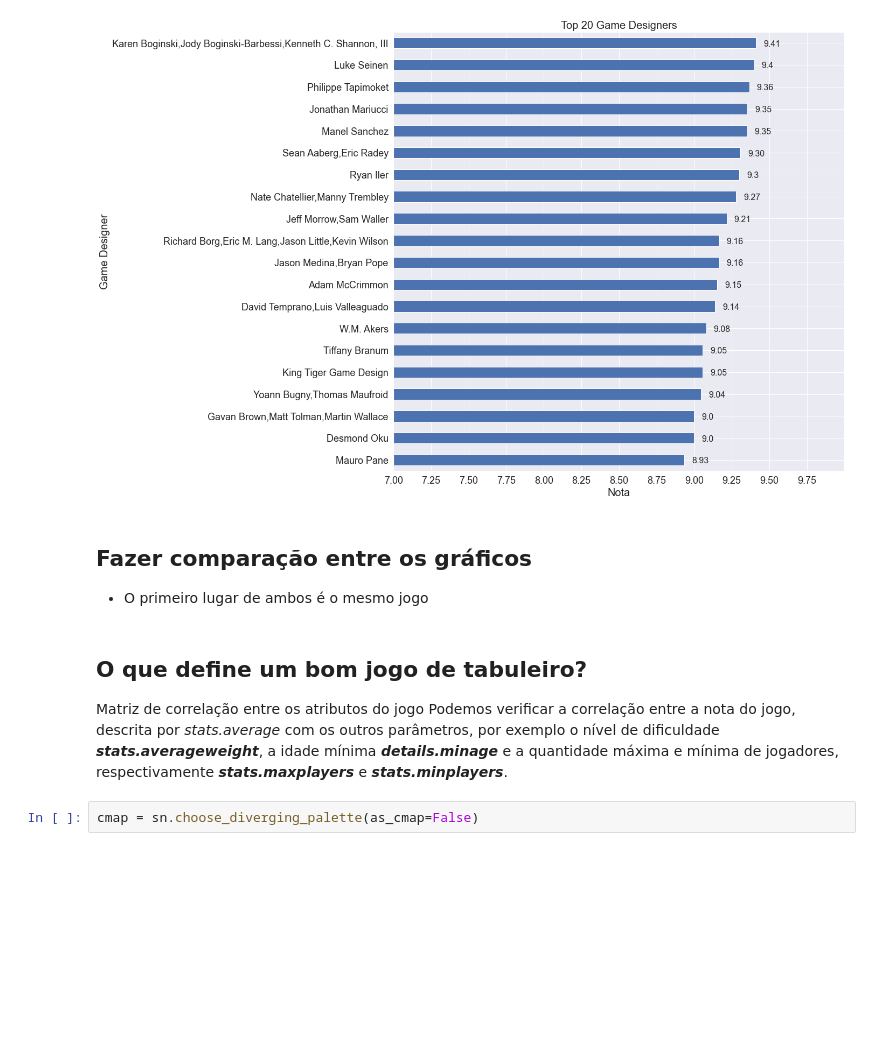
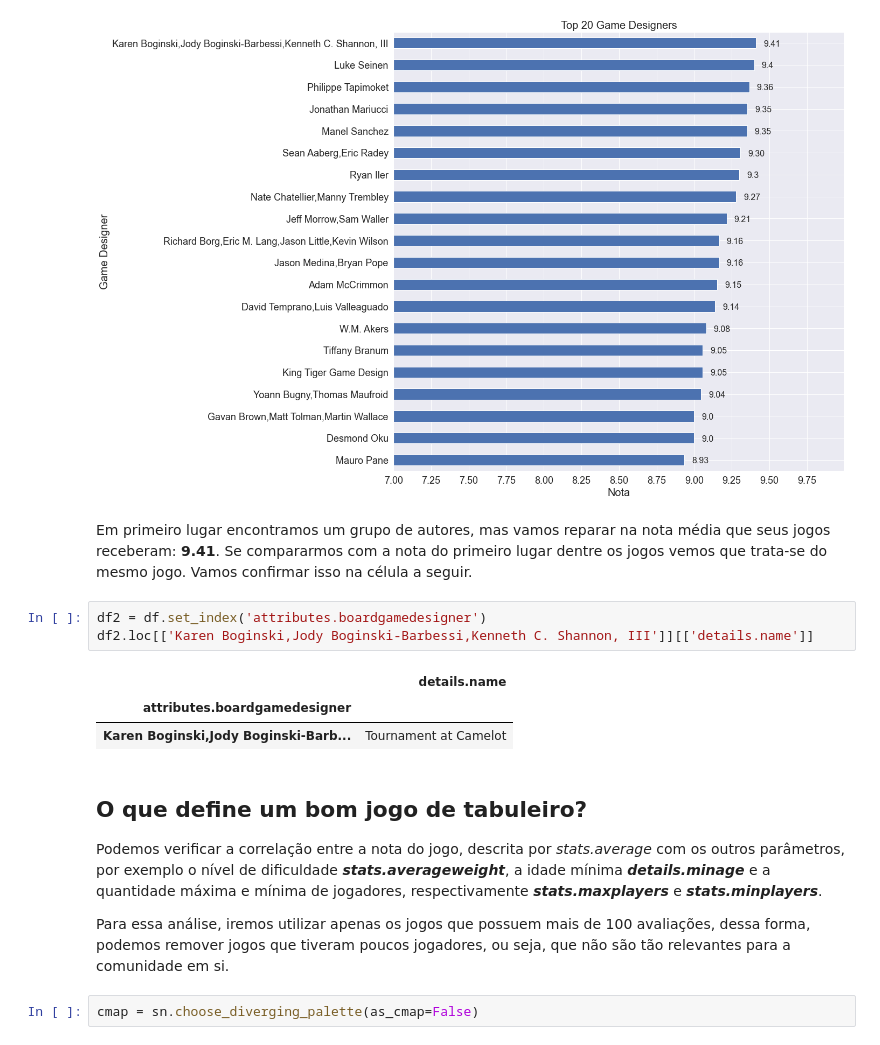
Before and after one commit to romulofff/BoardGameGeekAnalysis, a Jupyter notebook: boardgames.ipynb, the cells around one changed output. Saved outputs shown, nothing was run; the diff lists cells and outputs as text; blank space fills up the shorter version.

```diff
--- a/boardgames.ipynb
+++ b/boardgames.ipynb
@@ -126,13 +173,20 @@ for i, v in enumerate(top_game_designers):
     ax.text(v +.05, i-.15, str(v)[:4], fontsize=16)
 # %% [output]
 [figure]
-# %% [markdown]
-## Fazer comparação entre os gráficos
-- O primeiro lugar de ambos é o mesmo jogo
+# %% [markdown]
+Em primeiro lugar encontramos um grupo de autores, mas vamos reparar na nota média que seus jogos receberam: **9.41**. Se compararmos com a nota do primeiro lugar dentre os jogos vemos que trata-se do mesmo jogo. Vamos confirmar isso na célula a seguir.
+# %%
+df2 = df.set_index('attributes.boardgamedesigner')
+df2.loc[['Karen Boginski,Jody Boginski-Barbessi,Kenneth C. Shannon, III']][['details.name']]
+# %% [output]
+|  | details.name |
+| attributes.boardgamedesigner |  |
+| Karen Boginski,Jody Boginski-Barb... | Tournament at Camelot |
 # %% [markdown]
 ## O que define um bom jogo de tabuleiro?
-Matriz de correlação entre os atributos do jogo
 Podemos verificar a correlação entre a nota do jogo, descrita por _stats.average_ com os outros parâmetros, por exemplo o nível de dificuldade **_stats.averageweight_**, a idade mínima **_details.minage_** e a quantidade máxima e mínima de jogadores, respectivamente **_stats.maxplayers_** e **_stats.minplayers_**.
+
+Para essa análise, iremos utilizar apenas os jogos que possuem mais de 100 avaliações, dessa forma, podemos remover jogos que tiveram poucos jogadores, ou seja, que não são tão relevantes para a comunidade em si.
 # %%
 cmap = sn.choose_diverging_palette(as_cmap=False)
 # %% [output]
```
Also changed, not shown: parts of 21 cells of this notebook.
